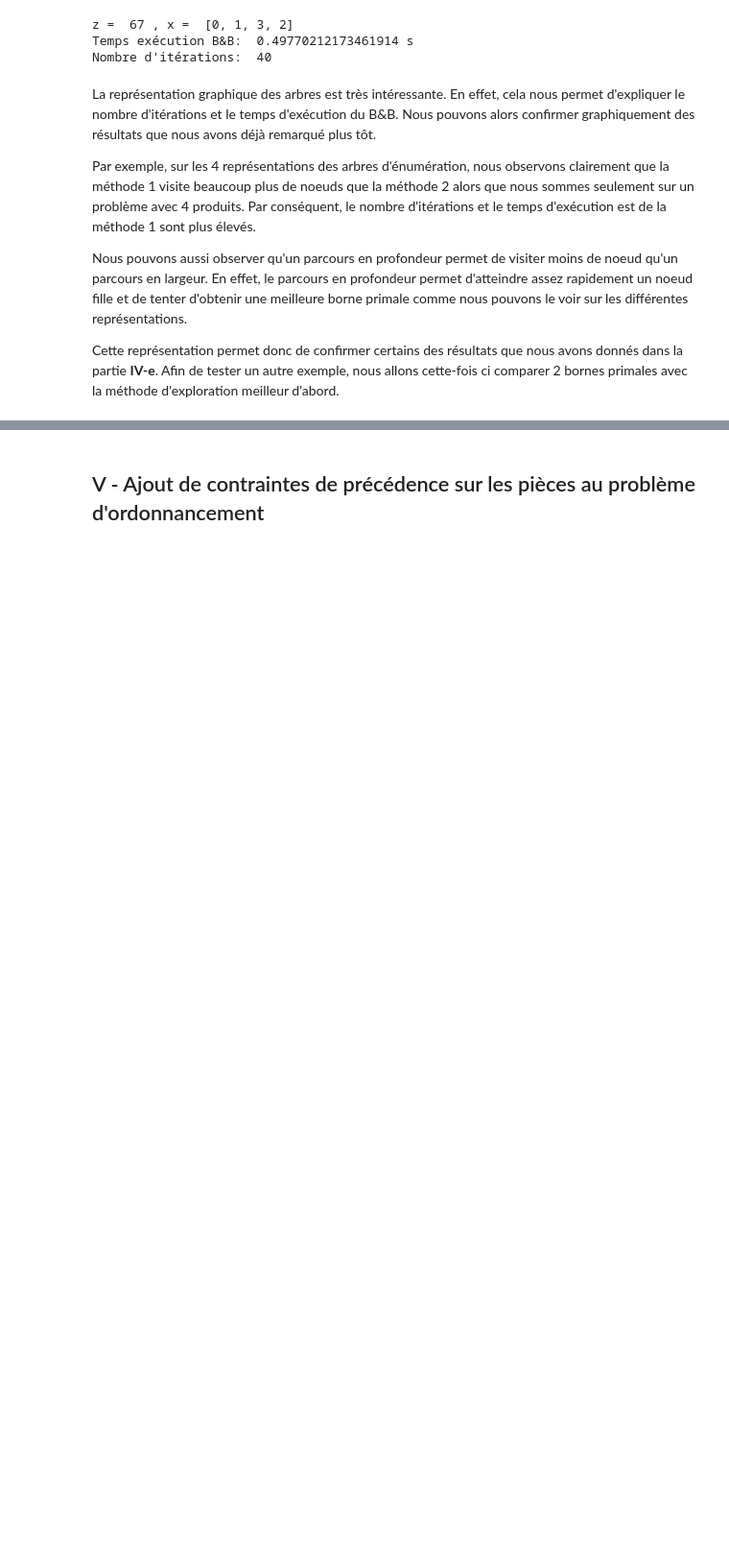
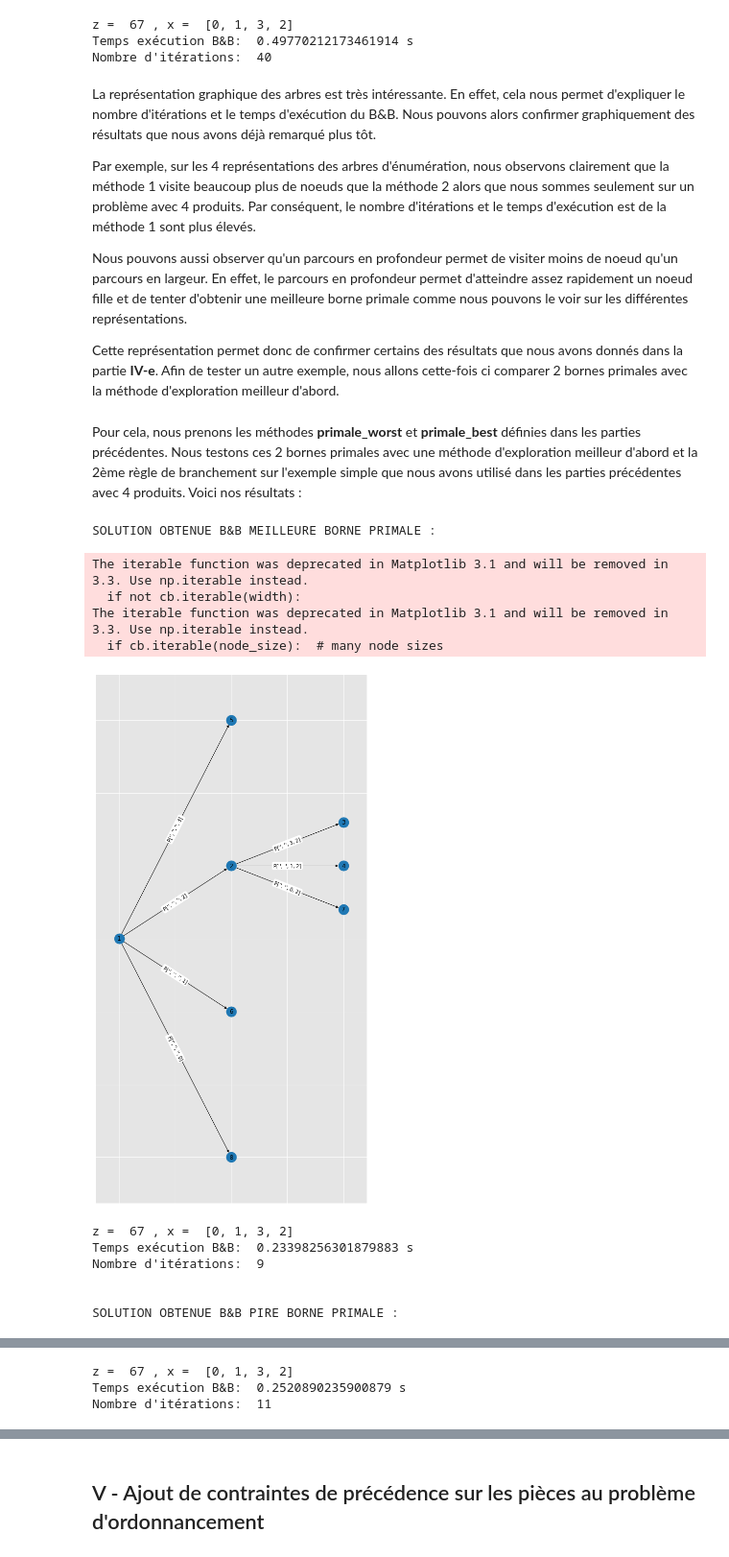
Before and after one commit to AntoineJkl/Operation-Research-Project, a Jupyter notebook: ROProject.ipynb, the cells around one changed output, grey strips where cells are left out. Shown at 96% size. Saved outputs shown, nothing was run; the diff lists cells and outputs as text; code cells hidden in the pictures; blank space fills up the shorter version.

Commit message:
fin partie graphe

```diff
--- a/ROProject.ipynb
+++ b/ROProject.ipynb
@@ -1699,3 +1699,38 @@ Par exemple, sur les 4 représentations des arbres d'énumération, nous observo
 Nous pouvons aussi observer qu'un parcours en profondeur permet de visiter moins de noeud qu'un parcours en largeur. En effet, le parcours en profondeur permet d'atteindre assez rapidement un noeud fille et de tenter d'obtenir une meilleure borne primale comme nous pouvons le voir sur les différentes représentations.
 
 Cette représentation permet donc de confirmer certains des résultats que nous avons donnés dans la partie **IV-e**. Afin de tester un autre exemple, nous allons cette-fois ci comparer 2 bornes primales avec la méthode d'exploration meilleur d'abord.
+# %% [markdown]
+Pour cela, nous prenons les méthodes **primale_worst** et **primale_best** définies dans les parties précédentes. Nous testons ces 2 bornes primales avec une méthode d'exploration meilleur d'abord et la 2ème règle de branchement sur l'exemple simple que nous avons utilisé dans les parties précédentes avec 4 produits. Voici nos résultats :
+# %%
+#Méthode 2 avec meilleur d'abord et primale_best:
+print("\n\nSOLUTION OBTENUE B&B MEILLEURE BORNE PRIMALE : ")
+t1_bb1 = time.time()
+z1,x1,k1 = branch_and_bound(Exemple,primale_best,borne_duale2,Branchement2,breadth_first_method,affichage=True)
+t2_bb1 = time.time()
+
+print("\nz = ",z1,", x = ",x1)
+print("Temps exécution B&B: ",t2_bb1-t1_bb1,"s")
+print("Nombre d'itérations: ",k1)
+
+#Méthode 2 avec meilleur d'abord et primale_worst:
+print("\n\nSOLUTION OBTENUE B&B PIRE BORNE PRIMALE : ")
+t1_bb2 = time.time()
+z2,x2,k2 = branch_and_bound(Exemple,primale_worst,borne_duale2,Branchement2,breadth_first_method,affichage=True)
+t2_bb2 = time.time()
+
+print("\nz = ",z2,", x = ",x2)
+print("Temps exécution B&B: ",t2_bb2-t1_bb2,"s")
+print("Nombre d'itérations: ",k2)
+# %% [output]
+SOLUTION OBTENUE B&B MEILLEURE BORNE PRIMALE :
+The iterable function was deprecated in Matplotlib 3.1 and will be removed in 3.3. Use np.iterable instead.
+  if not cb.iterable(width):
+The iterable function was deprecated in Matplotlib 3.1 and will be removed in 3.3. Use np.iterable instead.
+  if cb.iterable(node_size):  # many node sizes
+[figure, added]
+z =  67 , x =  [0, 1, 3, 2]
+Temps exécution B&B:  0.23398256301879883 s
+Nombre d'itérations:  9
+
+
+SOLUTION OBTENUE B&B PIRE BORNE PRIMALE :
@@ -1701,0 +1738,3 @@ Cette représentation permet donc de confirmer certains des résultats que nous
+z =  67 , x =  [0, 1, 3, 2]
+Temps exécution B&B:  0.2520890235900879 s
+Nombre d'itérations:  11
```
Also changed, not shown: parts of 3 cells of this notebook.
